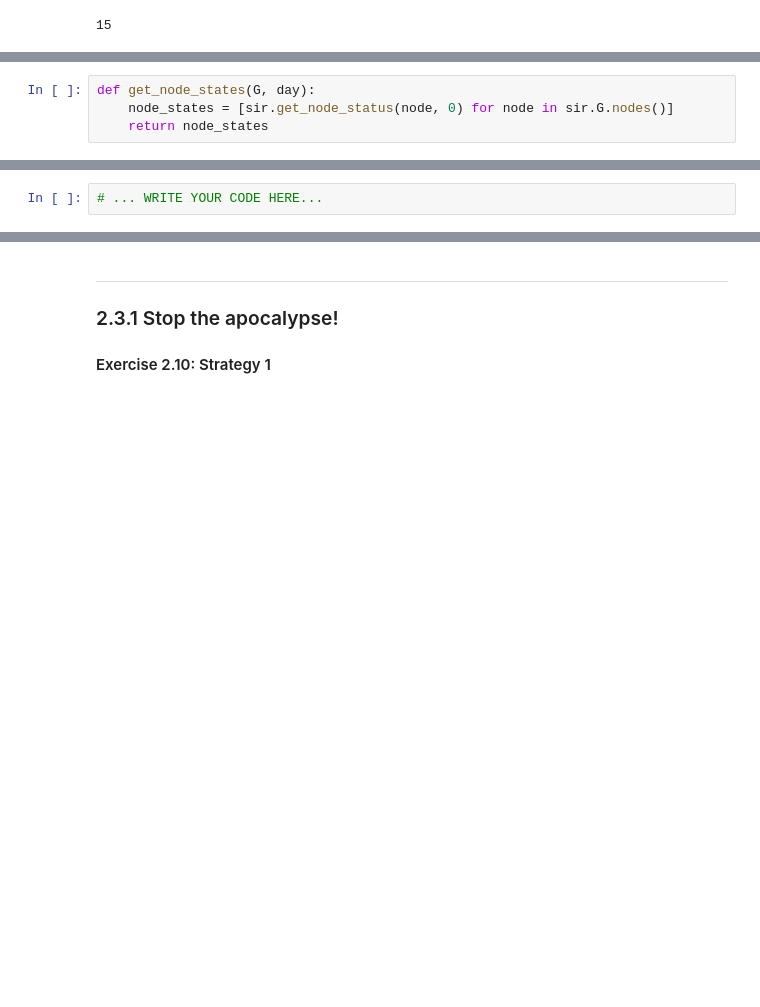
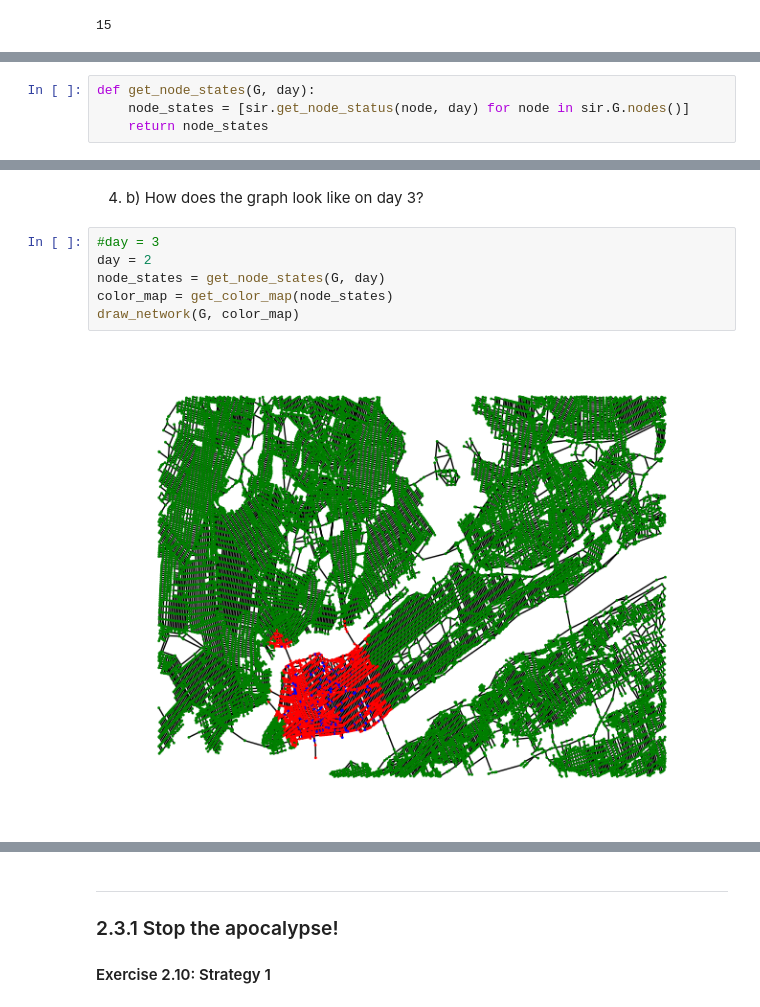
Before and after one commit to ewaMiazga/InternetAnalytics-2023, a Jupyter notebook: assignment/ix-lab2-notebook-part3.ipynb, the cells around one changed output, grey strips where cells are left out. Cells and saved outputs as stored; diff of their text form; blank space fills up the shorter version.

```diff
--- a/assignment/ix-lab2-notebook-part3.ipynb
+++ b/assignment/ix-lab2-notebook-part3.ipynb
@@ -152,4 +132,4 @@ nx.spring_layout(G)
 # %%
 def get_node_states(G, day):
-    node_states = [sir.get_node_status(node, 0) for node in sir.G.nodes()]
+    node_states = [sir.get_node_status(node, day) for node in sir.G.nodes()]
     return node_states
@@ -189,2 +171,10 @@ color_map = get_color_map(node_states)
-# %%
-# ... WRITE YOUR CODE HERE...
+# %% [markdown]
+4. b) How does the graph look like on day 3?
+# %%
+#day = 3
+day = 2
+node_states = get_node_states(G, day)
+color_map = get_color_map(node_states)
+draw_network(G, color_map)
+# %% [output]
+[figure, added]
```
Also changed, not shown: parts of 14 cells of this notebook.
